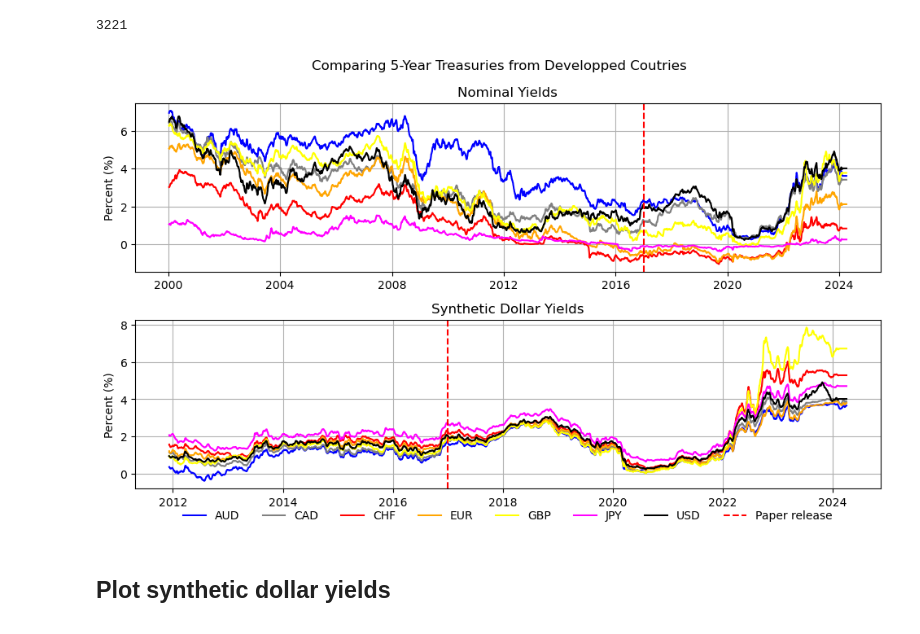
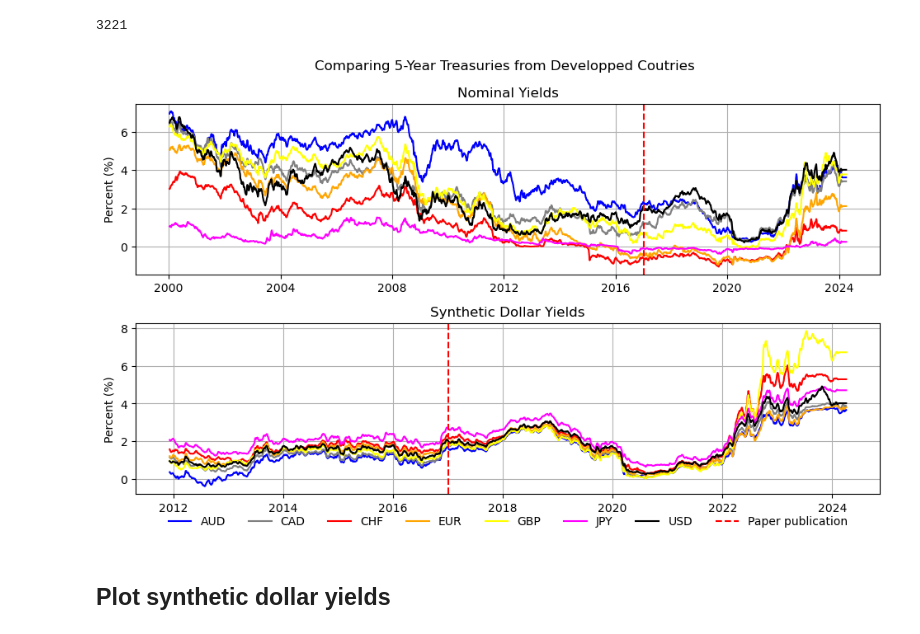
Before and after one commit to NicholasWatney/MGT6769-The-U.S.-Treasury-Premium, a Jupyter notebook: felix_nb2.ipynb, the cells around one changed output. Cells and saved outputs as stored; diff of their text form; code cells hidden in the pictures.

```diff
--- a/felix_nb2.ipynb
+++ b/felix_nb2.ipynb
@@ -180,35 +180,35 @@ ax1.plot(eur['Timestamp'][7:], pd.Series(eur['C9105Y Index']).rolling(window=7).
 ax1.plot(gbp['Timestamp'][7:], pd.Series(gbp['C1105Y Index']).rolling(window=7).mean().dropna(), label='GBP',color = 'yellow')
 ax1.plot(jpy['Timestamp'][7:], pd.Series(jpy['C1055Y Index']).rolling(window=7).mean().dropna(), label='JPY',color = 'magenta')
 ax1.plot(usd['Timestamp'][7:], pd.Series(usd['C0825Y Index']).rolling(window=7).mean().dropna(), label='USD',color = 'black')
 ax1.axvline(x=pd.Timestamp('2017-01-01'), color='r', linestyle='--', label='Paper release')
 ax1.set_ylabel('Percent (%)')
 ax1.set_title('Nominal Yields')
 ax1.grid(True)
 
 # Plotting synthetic usd
 
 ax2.plot(ts[6:], pd.Series(au['C1275Y Index']-forward_premium_au).rolling(window=7).mean().dropna(), label='AUD',color = 'blue')
 ax2.plot(ts[6:], pd.Series(cad['C1015Y Index']-forward_premium_cad).rolling(window=7).mean().dropna(), label='CAD', color = 'grey')
 ax2.plot(ts[6:], pd.Series(chf['C2565Y Index']-forward_premium_chf).rolling(window=7).mean().dropna(), label='CHF',color = 'red')
 ax2.plot(ts[6:], pd.Series(eur['C9105Y Index']-forward_premium_eur).rolling(window=7).mean().dropna(), label='EUR',color = 'orange')
 ax2.plot(ts[6:], pd.Series(gbp['C1105Y Index']-forward_premium_gbp).rolling(window=7).mean().dropna(), label='GBP',color = 'yellow')
 ax2.plot(ts[6:], pd.Series(jpy['C1055Y Index']-forward_premium_jpy).rolling(window=7).mean().dropna(), label='JPY',color = 'magenta')
 ax2.plot(ts[5:], pd.Series(usd['C0825Y Index'][3106:]).rolling(window=7).mean().dropna(), label='USD',color = 'black')
-ax2.axvline(x=pd.Timestamp('2017-01-01'), color='r', linestyle='--', label='Paper release')
+ax2.axvline(x=pd.Timestamp('2017-01-01'), color='r', linestyle='--', label='Paper publication')
 ax2.set_ylabel('Percent (%)')
 ax2.legend(loc='upper center', bbox_to_anchor=(0.5, -0.1), frameon=False, borderaxespad=0, ncol=8)
 ax2.set_title('Synthetic Dollar Yields')
 ax2.grid(True)
 
 # Add figure title
 plt.suptitle('Comparing 5-Year Treasuries from Developped Coutries')
 
 # Adjust layout to prevent overlapping
 plt.tight_layout()
 
 plt.show()
 # %% [output]
-[figure, old version]
+[figure, new version]
 # %% [markdown]
 ## Plot synthetic dollar yields
 # %% [markdown]
```
